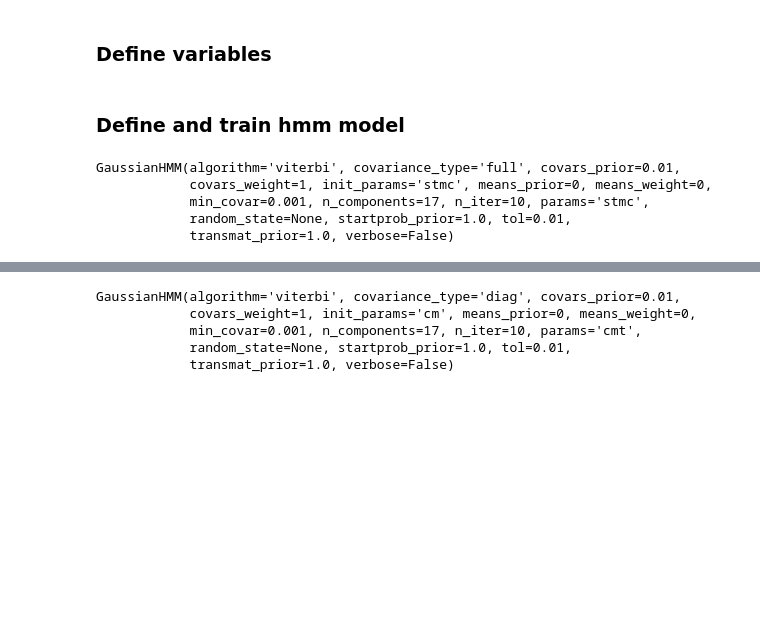
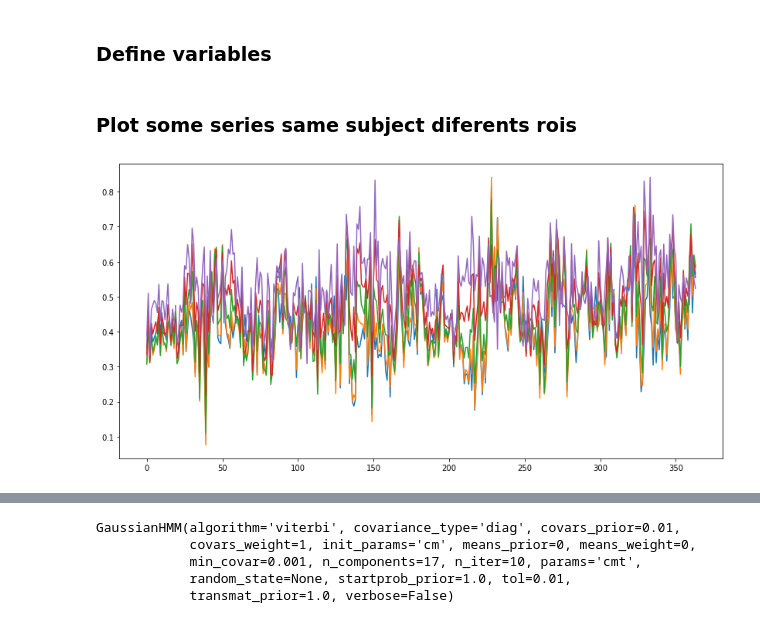
Before and after one commit to catalinabustam/tms_hmm, a Jupyter notebook: hmm.ipynb, the cells around one changed output, grey strips where cells are left out. Drawn from its saved outputs; the diff is of its cells as text; code cells hidden in the pictures; blank space fills up the shorter version.

```diff
--- a/hmm.ipynb
+++ b/hmm.ipynb
@@ -73,12 +76,13 @@ def create_lf_matrix(states,delta=None):
 # %% [markdown]
 ### Load and concatenate time series
 # %%
-def get_all_data(scans, stimuli,scaler ):
-  all_c = np.empty((0, 600, 400))
-  for scan in scans:
-    for stimulus in stimuli:
-      stimu_array = get_time_series(dirpath, subjects, stimulus, scan, parcel_path, scaler)
-      all_c = np.append(all_c, stimu_array, axis=0)
-  return all_c
+def get_all_data(scans, stimuli,scaler, rois ):
+    all_c = np.empty((0, 600, 364))
+
+    for scan in scans:
+        for stimulus in stimuli:
+            stimu_array = get_time_series(dirpath, subjects, stimulus, scan, parcel_path, scaler, rois)
+            all_c = np.append(all_c, stimu_array, axis=0)
+    return all_c
 # %% [markdown]
 ### Define variables
@@ -90 +89,13 @@ states = 17
+# %%
+scans = ['_scan_restpre', '_scan_restpost']
+stimuli = ['ses-occ','ses-ctr', 'ses-fro' ]
+scaler = MinMaxScaler()
+zero_rois = [107, 109, 111, 112, 113, 114, 117, 140, 161, 167, 184, 313, 314, 315, 316, 317, 318, 319, 320, 321, 336, 346, 347, 348, 369, 376, 391];
+# %%
+yeo_info = pd.read_csv('Schaefer2018_400_17N_Centroid_RAS.csv',
+                          sep=',',skiprows=[0,1], header=None)
+yeo_info['network'] = yeo_info[1].str.split('_').str.get(2)
+yeo_info['network_id'] = yeo_info.network.astype("category").cat.codes
+exclude_limbic = np.where((yeo_info['network']=='Limbic').values)[0]
+rois = np.concatenate((exclude_limbic,zero_rois))
 # %%
@@ -92,4 +103,2 @@ all_c = get_all_data(scans, stimuli,scaler )
 all_data = np.reshape(all_c, (all_c.shape[1]*all_c.shape[0], all_c.shape[2]))
 lenghts = [all_c.shape[1] for i in range(all_c.shape[0])]
-# %% [markdown]
-### Define and train  hmm model
@@ -102,8 +105,13 @@ startprob[0] = 1
-# %%
-hmm_lr.fit(all_data, lenghts)
-# %% [output]
-GaussianHMM(algorithm='viterbi', covariance_type='full', covars_prior=0.01,
-            covars_weight=1, init_params='stmc', means_prior=0, means_weight=0,
-            min_covar=0.001, n_components=17, n_iter=10, params='stmc',
-            random_state=None, startprob_prior=1.0, tol=0.01,
-            transmat_prior=1.0, verbose=False)
+# %% [markdown]
+### Plot some series same subject diferents rois
+# %%
+fig, ax = plt.subplots(figsize=(14, 7))
+
+for i in range(5):
+    series_1 = pd.Series(all_c[0][i])
+
+    ax.plot(series_1)
+
+plt.show()
+# %% [output]
+[figure, added]
```
Also changed, not shown: parts of 36 cells of this notebook, 3 other files.
